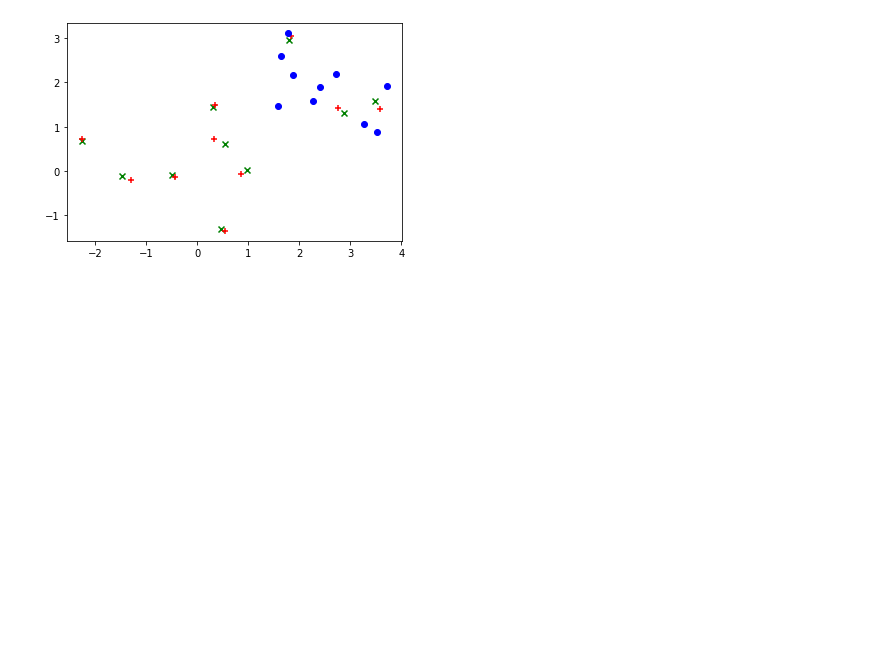
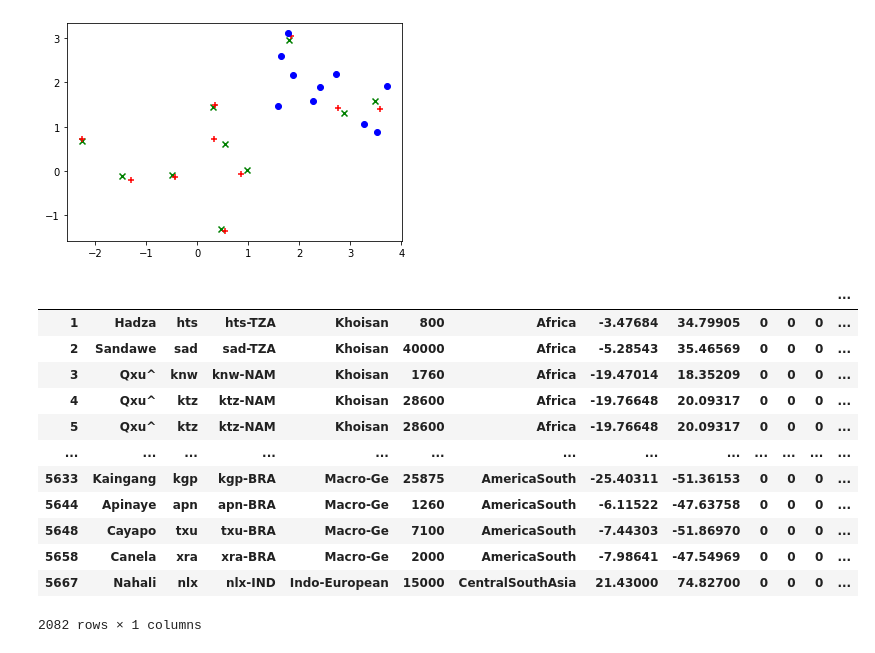
Before and after one commit to camoalon/language_genes, a Jupyter notebook: PCA.ipynb, the cells around one changed output. Cells and saved outputs as stored; diff of their text form; code cells hidden in the pictures; blank space fills up the shorter version.

```diff
--- a/PCA.ipynb
+++ b/PCA.ipynb
@@ -275,0 +243,16 @@ plt.scatter(Y[0], Y[1], c = "b")
+# %%
+todo = pd.read_csv('pnas.1424033112.sd01.txt', skiprows = 16, sep = "\t")
+# %% [output]
+|  |  |  |  |  |  |  |  |  |  |  |  | ... |
+| 1 | Hadza | hts | hts-TZA | Khoisan | 800 | Africa | -3.47684 | 34.79905 | 0 | 0 | 0 | ... |
+| 2 | Sandawe | sad | sad-TZA | Khoisan | 40000 | Africa | -5.28543 | 35.46569 | 0 | 0 | 0 | ... |
+| 3 | Qxu^ | knw | knw-NAM | Khoisan | 1760 | Africa | -19.47014 | 18.35209 | 0 | 0 | 0 | ... |
+| 4 | Qxu^ | ktz | ktz-NAM | Khoisan | 28600 | Africa | -19.76648 | 20.09317 | 0 | 0 | 0 | ... |
+| 5 | Qxu^ | ktz | ktz-NAM | Khoisan | 28600 | Africa | -19.76648 | 20.09317 | 0 | 0 | 0 | ... |
+| ... | ... | ... | ... | ... | ... | ... | ... | ... | ... | ... | ... | ... |
+| 5633 | Kaingang | kgp | kgp-BRA | Macro-Ge | 25875 | AmericaSouth | -25.40311 | -51.36153 | 0 | 0 | 0 | ... |
+| 5644 | Apinaye | apn | apn-BRA | Macro-Ge | 1260 | AmericaSouth | -6.11522 | -47.63758 | 0 | 0 | 0 | ... |
+| 5648 | Cayapo | txu | txu-BRA | Macro-Ge | 7100 | AmericaSouth | -7.44303 | -51.86970 | 0 | 0 | 0 | ... |
+| 5658 | Canela | xra | xra-BRA | Macro-Ge | 2000 | AmericaSouth | -7.98641 | -47.54969 | 0 | 0 | 0 | ... |
+| 5667 | Nahali | nlx | nlx-IND | Indo-European | 15000 | CentralSouthAsia | 21.43000 | 74.82700 | 0 | 0 | 0 | ... |
+2082 rows × 1 columns
```
Also changed, not shown: parts of 15 cells of this notebook.
